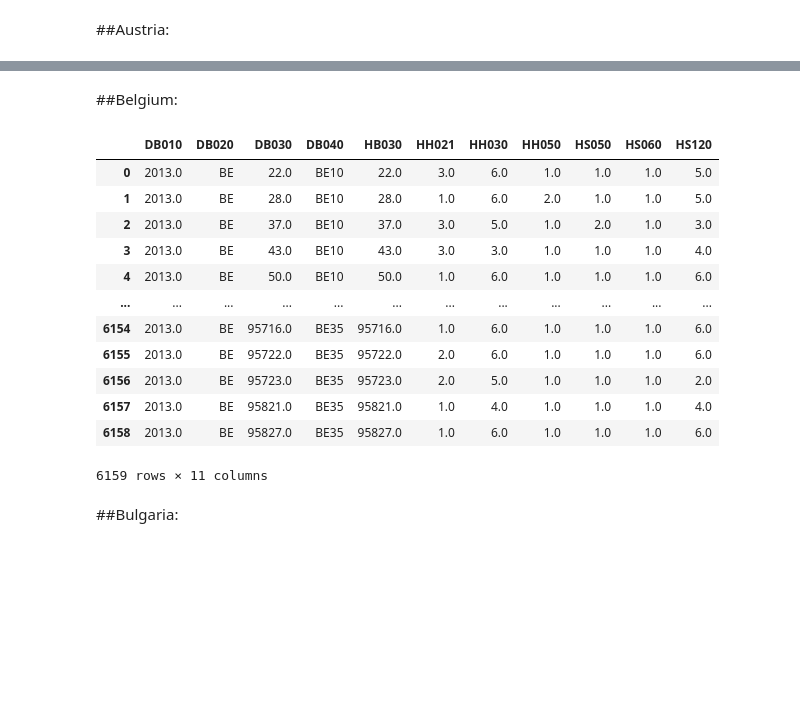
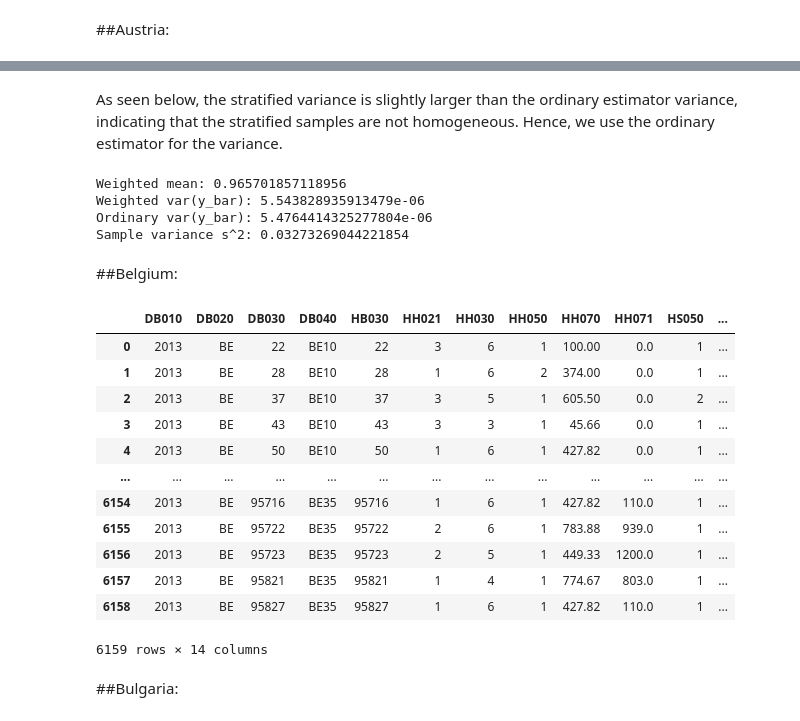
Before and after one commit to AndreiAf02/STAT561_Project, a Jupyter notebook: STAT561_Project.ipynb, the cells around one changed output, grey strips where cells are left out. Drawn from its saved outputs; the diff is of its cells as text; code cells hidden in the pictures; blank space fills up the shorter version.

```diff
--- a/STAT561_Project.ipynb
+++ b/STAT561_Project.ipynb
@@ -108,23 +224,47 @@ AT_result
+# %% [markdown]
+As seen below, the stratified variance is slightly larger than the ordinary estimator variance, indicating that the stratified samples are not homogeneous. Hence, we use the ordinary estimator for the variance.
+# %%
+weighted_mean_AT = weighted_mean
+weighted_var_ybar_AT = weighted_var_ybar
+ordinary_var_ybar_AT = ord_var_ybar
+ord_var_AT = ord_var_ybar * data_len  ## Using the inverse of the var(y_bar) equation ignoring fpc
+
+print('Weighted mean:', weighted_mean_AT)
+print('Weighted var(y_bar):', weighted_var_ybar_AT)
+print('Ordinary var(y_bar):', ordinary_var_ybar_AT)
+
+print('Sample variance s^2:', ord_var_AT)
+# %% [output]
+Weighted mean: 0.965701857118956
+Weighted var(y_bar): 5.543828935913479e-06
+Ordinary var(y_bar): 5.4764414325277804e-06
+Sample variance s^2: 0.03273269044221854
 # %% [markdown]
 ##Belgium:
 # %%
 data_BE = pd.read_csv(path_to_data + "BE_Data.csv", sep=",", header=0)
-data_BE = data_BE[data_BE['DB010'].notnull()]
+
+data = data_BE
+data = data[data['DB010'].notnull()]
+data['HH070'] = data['HH070'].replace(np.nan, 0)
+data['HH071'] = data['HH071'].replace(np.nan, 0)
+data['HH070+']=data['HH070']+data['HH071']
+data_BE = data
 data_BE
 # %% [output]
-|  | DB010 | DB020 | DB030 | DB040 | HB030 | HH021 | HH030 | HH050 | HS050 | HS060 | HS120 |
-| 0 | 2013.0 | BE | 22.0 | BE10 | 22.0 | 3.0 | 6.0 | 1.0 | 1.0 | 1.0 | 5.0 |
-| 1 | 2013.0 | BE | 28.0 | BE10 | 28.0 | 1.0 | 6.0 | 2.0 | 1.0 | 1.0 | 5.0 |
-| 2 | 2013.0 | BE | 37.0 | BE10 | 37.0 | 3.0 | 5.0 | 1.0 | 2.0 | 1.0 | 3.0 |
-| 3 | 2013.0 | BE | 43.0 | BE10 | 43.0 | 3.0 | 3.0 | 1.0 | 1.0 | 1.0 | 4.0 |
-| 4 | 2013.0 | BE | 50.0 | BE10 | 50.0 | 1.0 | 6.0 | 1.0 | 1.0 | 1.0 | 6.0 |
-| ... | ... | ... | ... | ... | ... | ... | ... | ... | ... | ... | ... |
-| 6154 | 2013.0 | BE | 95716.0 | BE35 | 95716.0 | 1.0 | 6.0 | 1.0 | 1.0 | 1.0 | 6.0 |
-| 6155 | 2013.0 | BE | 95722.0 | BE35 | 95722.0 | 2.0 | 6.0 | 1.0 | 1.0 | 1.0 | 6.0 |
-| 6156 | 2013.0 | BE | 95723.0 | BE35 | 95723.0 | 2.0 | 5.0 | 1.0 | 1.0 | 1.0 | 2.0 |
-| 6157 | 2013.0 | BE | 95821.0 | BE35 | 95821.0 | 1.0 | 4.0 | 1.0 | 1.0 | 1.0 | 4.0 |
-| 6158 | 2013.0 | BE | 95827.0 | BE35 | 95827.0 | 1.0 | 6.0 | 1.0 | 1.0 | 1.0 | 6.0 |
+|  | DB010 | DB020 | DB030 | DB040 | HB030 | HH021 | HH030 | HH050 | HH070 | HH071 | HS050 | ... |
+| 0 | 2013 | BE | 22 | BE10 | 22 | 3 | 6 | 1 | 100.00 | 0.0 | 1 | ... |
+| 1 | 2013 | BE | 28 | BE10 | 28 | 1 | 6 | 2 | 374.00 | 0.0 | 1 | ... |
+| 2 | 2013 | BE | 37 | BE10 | 37 | 3 | 5 | 1 | 605.50 | 0.0 | 2 | ... |
+| 3 | 2013 | BE | 43 | BE10 | 43 | 3 | 3 | 1 | 45.66 | 0.0 | 1 | ... |
+| 4 | 2013 | BE | 50 | BE10 | 50 | 1 | 6 | 1 | 427.82 | 0.0 | 1 | ... |
+| ... | ... | ... | ... | ... | ... | ... | ... | ... | ... | ... | ... | ... |
+| 6154 | 2013 | BE | 95716 | BE35 | 95716 | 1 | 6 | 1 | 427.82 | 110.0 | 1 | ... |
+| 6155 | 2013 | BE | 95722 | BE35 | 95722 | 2 | 6 | 1 | 783.88 | 939.0 | 1 | ... |
+| 6156 | 2013 | BE | 95723 | BE35 | 95723 | 2 | 5 | 1 | 449.33 | 1200.0 | 1 | ... |
+| 6157 | 2013 | BE | 95821 | BE35 | 95821 | 1 | 4 | 1 | 774.67 | 803.0 | 1 | ... |
+| 6158 | 2013 | BE | 95827 | BE35 | 95827 | 1 | 6 | 1 | 427.82 | 110.0 | 1 | ... |
-6159 rows × 11 columns
+6159 rows × 14 columns
 # %% [markdown]
 ##Bulgaria:
 # %%
```
Also changed, not shown: parts of 35 cells of this notebook.
